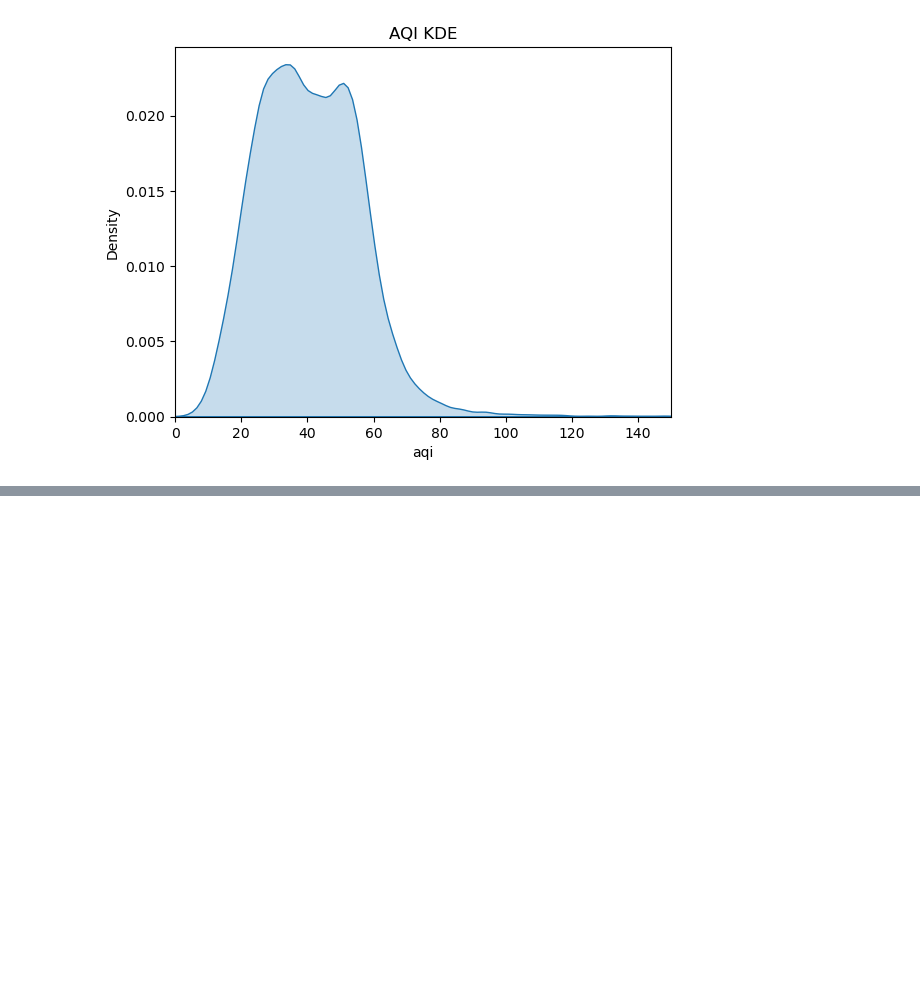
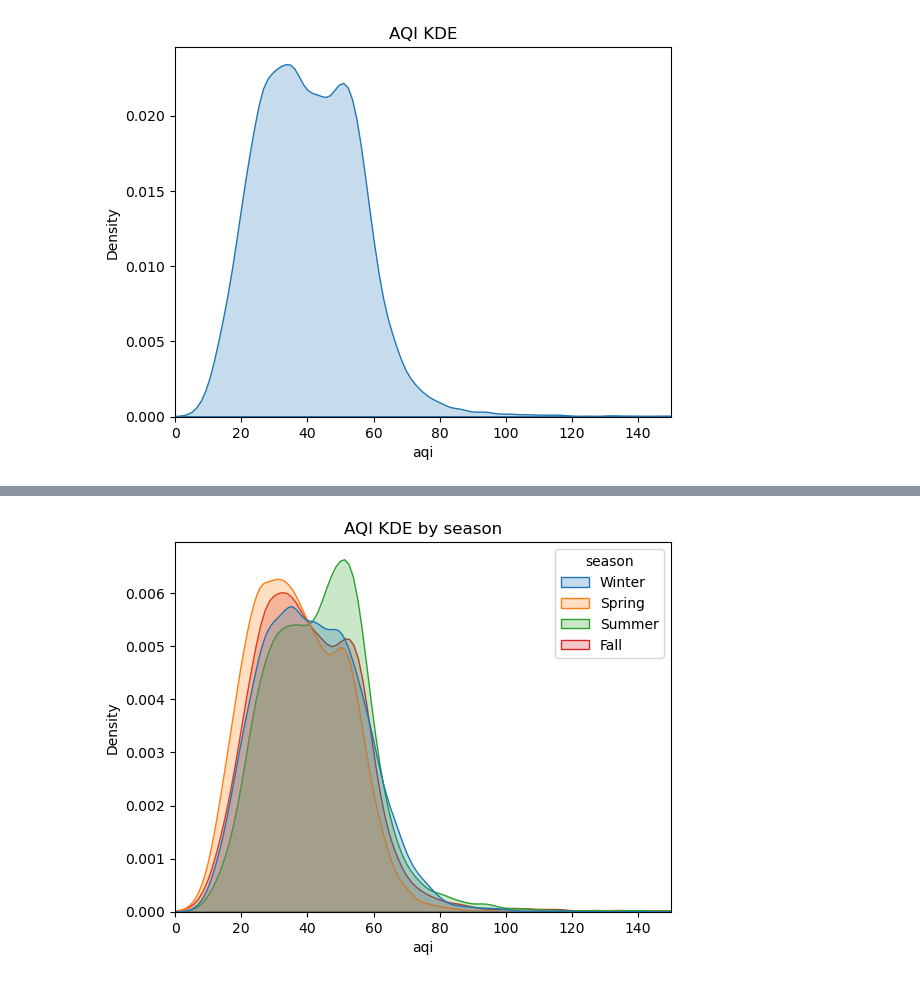
Before and after one commit to iherman10/aqi_geo_experiments, a Jupyter notebook: analysis.ipynb, the cells around one changed output, grey strips where cells are left out. Cells and saved outputs as stored; diff of their text form; code cells hidden in the pictures; blank space fills up the shorter version.

```diff
--- a/analysis.ipynb
+++ b/analysis.ipynb
@@ -545,0 +592,17 @@ memory usage: 1.4+ MB
+# %%
+# Group observations into seasons
+
+eda_final_pm25_daily['month'] = eda_final_pm25_daily['date_local'].dt.month
+
+def assign_season(month):
+    if month in [12, 1, 2]:
+        return 'Winter'
+    elif month in [3, 4, 5]:
+        return 'Spring'
+    elif month in [6, 7, 8]:
+        return 'Summer'
+    else:
+        return 'Fall'
+
+eda_final_pm25_daily['season'] = eda_final_pm25_daily['month'].apply(assign_season)
+eda_final_pm25_daily.head()
@@ -545,0 +650,9 @@ memory usage: 1.4+ MB
+# %%
+# Compare seasonal AQI distributions
+
+sns.kdeplot(data=eda_final_pm25_daily, x='aqi', hue='season', fill=True)
+plt.title('AQI KDE by season')
+plt.xlim(0, 150)
+plt.show()
+# %% [output]
+[figure, added]
```
Also changed, not shown: parts of 8 cells of this notebook.
